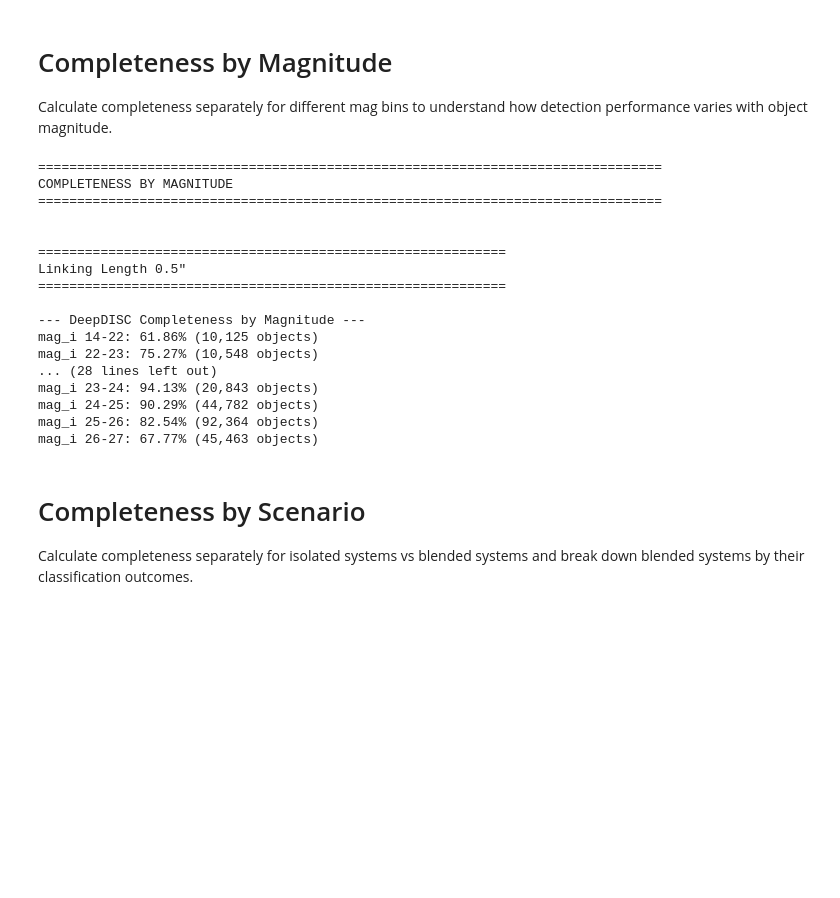
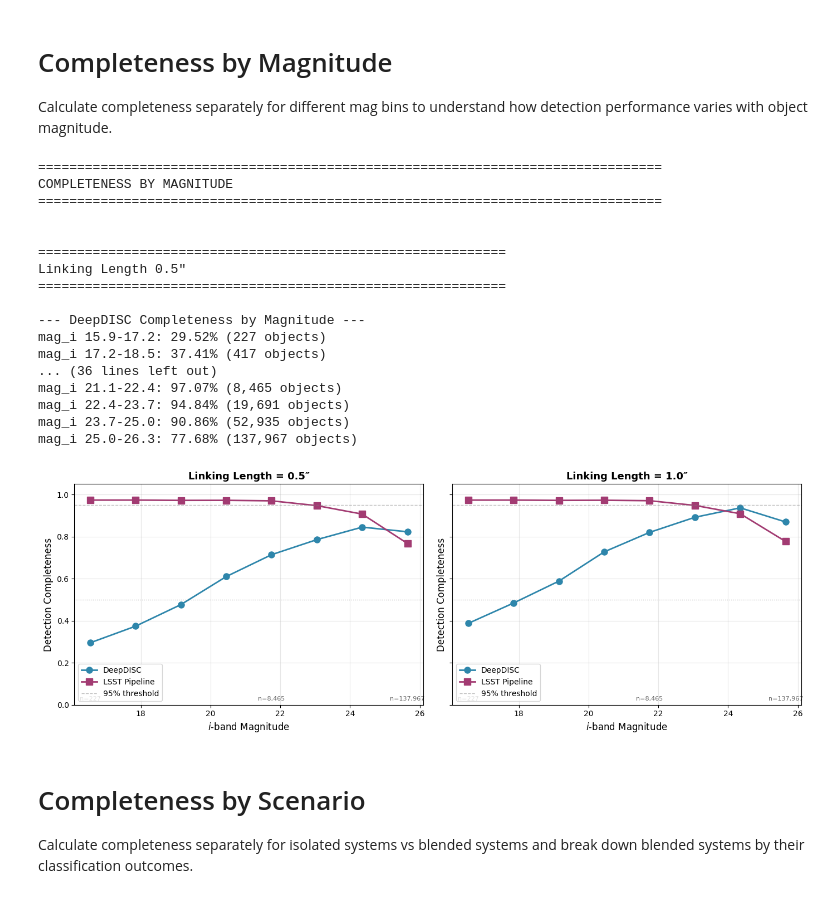
Before and after one commit to grantmerz/DeepDISC_Roman_Rubin, a Jupyter notebook: detection_comp.ipynb, the cells around one changed output. Cells and saved outputs as stored; diff of their text form; code cells hidden in the pictures; blank space fills up the shorter version.

Commit message:
Plots for dc

```diff
--- a/detection_comp.ipynb
+++ b/detection_comp.ipynb
@@ -206,7 +206,7 @@ DeepDISC advantage: +4.58% (+4.6 percentage points)
 # Completeness by Magnitude
 Calculate completeness separately for different mag bins to understand how detection performance varies with object magnitude.
 # %%
-def calculate_comp_by_mag(object_matches, truth_catalog, prefix='dd', mag_bins=[14, 22, 23, 24, 25, 26, 27, 28]):
+def calculate_comp_by_mag(object_matches, truth_catalog, prefix='dd', n_bins=8):
     """
     Calculate completeness stratified by magnitude bins.
 
@@ -214,7 +214,7 @@ def calculate_comp_by_mag(object_matches, truth_catalog, prefix='dd', mag_bins=[
         object_matches: DataFrame with object-level match records
         truth_catalog: Truth catalog with magnitude information
         prefix: 'dd' or 'lsst'
-        mag_bins: Bin edges for magnitude stratification
+        n_bins: Number of magnitude bins (default 8 to match original [14,22,23,24,25,26,27,28])
 
     Returns:
         DataFrame with completeness per magnitude bin
@@ -223,6 +223,7 @@ def calculate_comp_by_mag(object_matches, truth_catalog, prefix='dd', mag_bins=[
     truth_matches = object_matches[object_matches['truth_row_idx'] != -1].copy()
     # Drop duplicates to get unique truth objects
     truth_matches_unique = truth_matches.drop_duplicates(subset='truth_row_idx')
+
     # Join with truth catalog to get magnitudes
     truth_with_mags = truth_matches_unique.merge(
         truth_catalog[['mag_i']],
@@ -230,13 +231,20 @@ def calculate_comp_by_mag(object_matches, truth_catalog, prefix='dd', mag_bins=[
         right_index=True,
         how='left'
     )
+
+    # Create magnitude bins using linspace from min to max
+    mag_min = truth_catalog['mag_i'].min() + 7
+    mag_max = truth_catalog['mag_i'].max()
+    mag_bins = np.linspace(mag_min, mag_max, n_bins + 1)
+
     # Create magnitude bins
     truth_with_mags['mag_bin'] = pd.cut(
         truth_with_mags['mag_i'],
         bins=mag_bins,
-        labels=[f"{mag_bins[i]:.0f}-{mag_bins[i+1]:.0f}" for i in range(len(mag_bins)-1)],
+        labels=[f"{mag_bins[i]:.1f}-{mag_bins[i+1]:.1f}" for i in range(len(mag_bins)-1)],
         include_lowest=True
     )
+
     # Calculate completeness per bin
     completeness_by_bin = []
     for mag_bin in truth_with_mags['mag_bin'].cat.categories:
@@ -293,10 +301,10 @@ Linking Length 0.5"
 ============================================================
 
 --- DeepDISC Completeness by Magnitude ---
-mag_i 14-22: 61.86% (10,125 objects)
-mag_i 22-23: 75.27% (10,548 objects)
-... (28 lines left out)
-mag_i 23-24: 94.13% (20,843 objects)
-mag_i 24-25: 90.29% (44,782 objects)
-mag_i 25-26: 82.54% (92,364 objects)
-mag_i 26-27: 67.77% (45,463 objects)
+mag_i 15.9-17.2: 29.52% (227 objects)
+mag_i 17.2-18.5: 37.41% (417 objects)
+... (36 lines left out)
+mag_i 21.1-22.4: 97.07% (8,465 objects)
+mag_i 22.4-23.7: 94.84% (19,691 objects)
+mag_i 23.7-25.0: 90.86% (52,935 objects)
+mag_i 25.0-26.3: 77.68% (137,967 objects)
@@ -303,3 +360,15 @@ mag_i 26-27: 67.77% (45,463 objects)
+# %%
+# Recompute with dynamic bins
+mag_comp = {}
+for ll in ['0.5', '1.0']:
+    mag_comp[ll] = {
+        'dd': calculate_comp_by_mag(all_matches[ll]['dd'], lsst_truth_cat, 'dd'),
+        'lsst': calculate_comp_by_mag(all_matches[ll]['lsst'], lsst_truth_cat, 'lsst')
+    }
+
+plot_completeness_vs_magnitude(mag_comp)
+# %% [output]
+[figure, added]
 # %% [markdown]
 # Completeness by Scenario
 Calculate completeness separately for isolated systems vs blended systems and break down blended systems by their classification outcomes.
```
Also changed, not shown: parts of 6 cells of this notebook.
